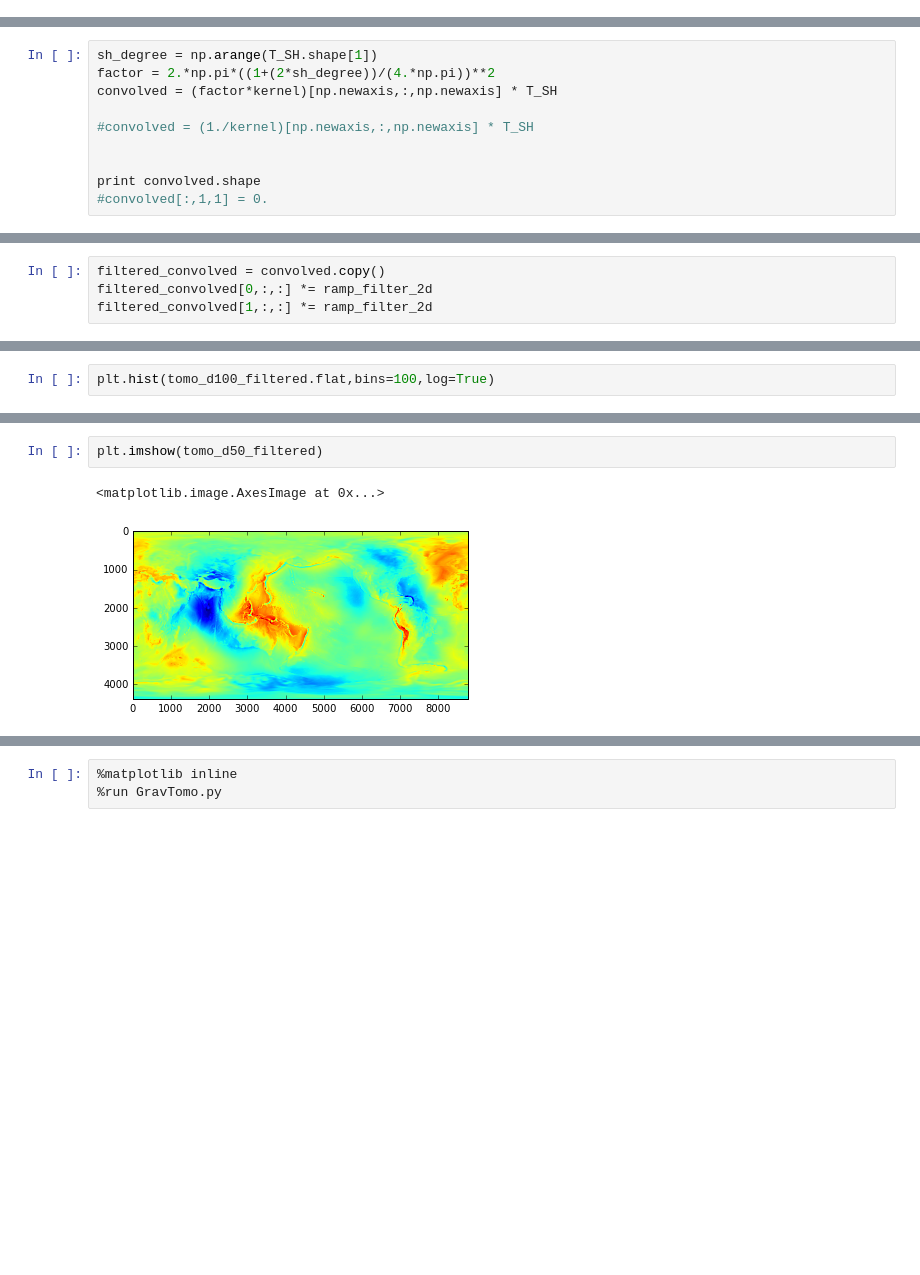
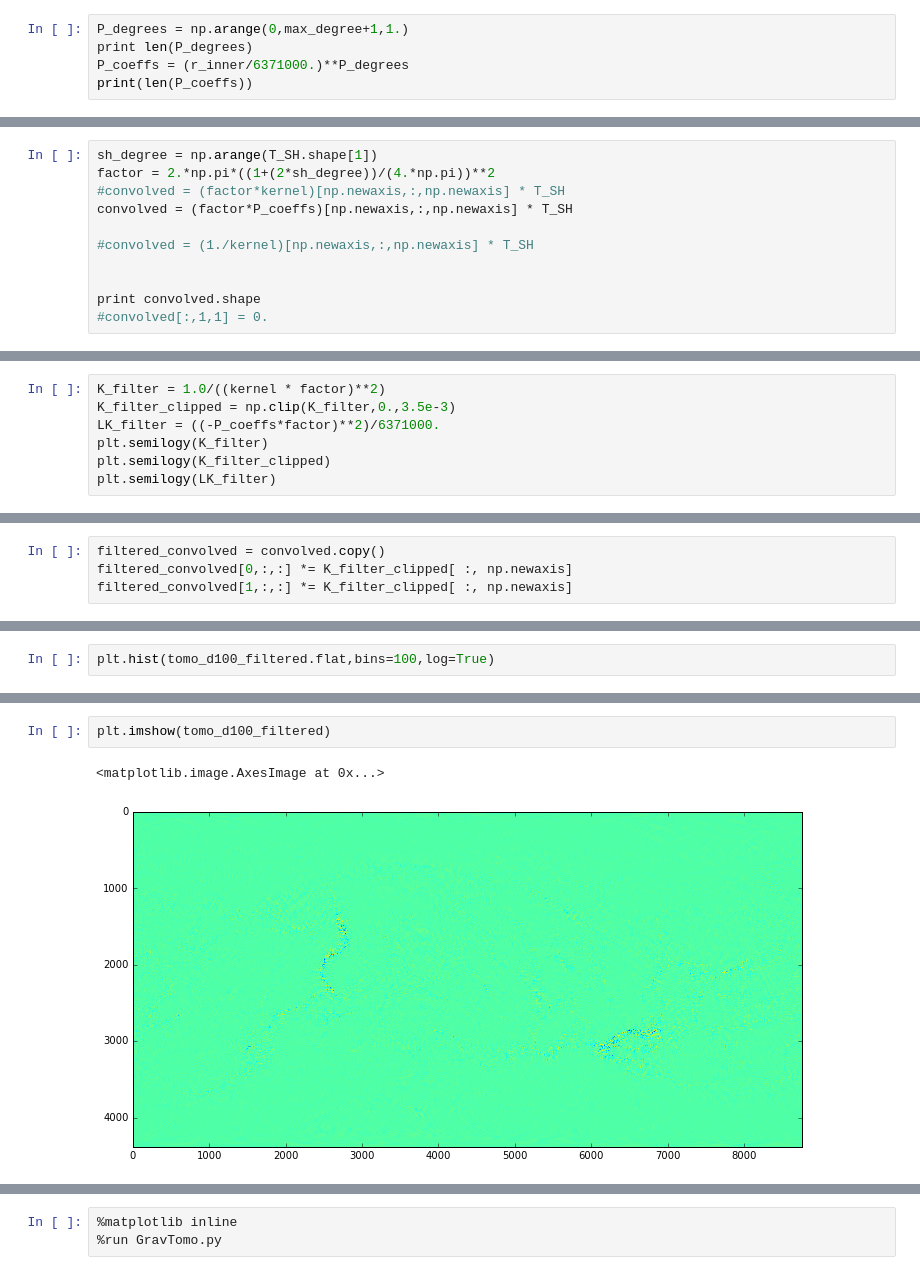
Before and after one commit to korin-worm-code/GravityTomo, a Jupyter notebook: GravTomoCleanedUp.ipynb, the cells around one changed output, grey strips where cells are left out. Cells and saved outputs as stored; diff of their text form; blank space fills up the shorter version.

Commit message:
Don't know what's in it, but GravTomoCleanedUp.ipynb was modded, and is now in git.

```diff
--- a/GravTomoCleanedUp.ipynb
+++ b/GravTomoCleanedUp.ipynb
@@ -140,0 +155,5 @@ print kernel.shape
+# %%
+P_degrees = np.arange(0,max_degree+1,1.)
+print len(P_degrees)
+P_coeffs = (r_inner/6371000.)**P_degrees
+print(len(P_coeffs))
@@ -149,7 +172,8 @@ plt.semilogy(np.abs(T_SH[0,:,0]))
 # %%
 sh_degree = np.arange(T_SH.shape[1])
 factor = 2.*np.pi*((1+(2*sh_degree))/(4.*np.pi))**2
-convolved = (factor*kernel)[np.newaxis,:,np.newaxis] * T_SH
+#convolved = (factor*kernel)[np.newaxis,:,np.newaxis] * T_SH
+convolved = (factor*P_coeffs)[np.newaxis,:,np.newaxis] * T_SH
 
 #convolved = (1./kernel)[np.newaxis,:,np.newaxis] * T_SH
 
@@ -158,3 +182,10 @@ print convolved.shape
 #convolved[:,1,1] = 0.
 # %% [output]
 (2, 2191, 2191)
+# %%
+K_filter = 1.0/((kernel * factor)**2)
+K_filter_clipped = np.clip(K_filter,0.,3.5e-3)
+LK_filter = ((-P_coeffs*factor)**2)/6371000.
+plt.semilogy(K_filter)
+plt.semilogy(K_filter_clipped)
+plt.semilogy(LK_filter)
@@ -183,8 +239,8 @@ ramp_filter_2d.shape, convolved.shape
 ((2191, 2191), (2, 2191, 2191))
 # %%
 filtered_convolved = convolved.copy()
-filtered_convolved[0,:,:] *= ramp_filter_2d
-filtered_convolved[1,:,:] *= ramp_filter_2d
+filtered_convolved[0,:,:] *= K_filter_clipped[ :, np.newaxis]
+filtered_convolved[1,:,:] *= K_filter_clipped[ :, np.newaxis]
 # %%
 tomo_d50_filtered = sht.MakeGridDH(filtered_convolved,sampling=2,csphase=1,norm=4)
 # %%
@@ -196,6 +262,6 @@ plt.hist(tomo_d100_filtered.flat,bins=100,log=True)
 # %%
-plt.imshow(tomo_d50_filtered)
+plt.imshow(tomo_d100_filtered)
 # %% [output]
 <matplotlib.image.AxesImage at 0x...>
-[figure, old version]
+[figure, new version]
 # %%
```
Also changed, not shown: parts of 29 cells of this notebook.
